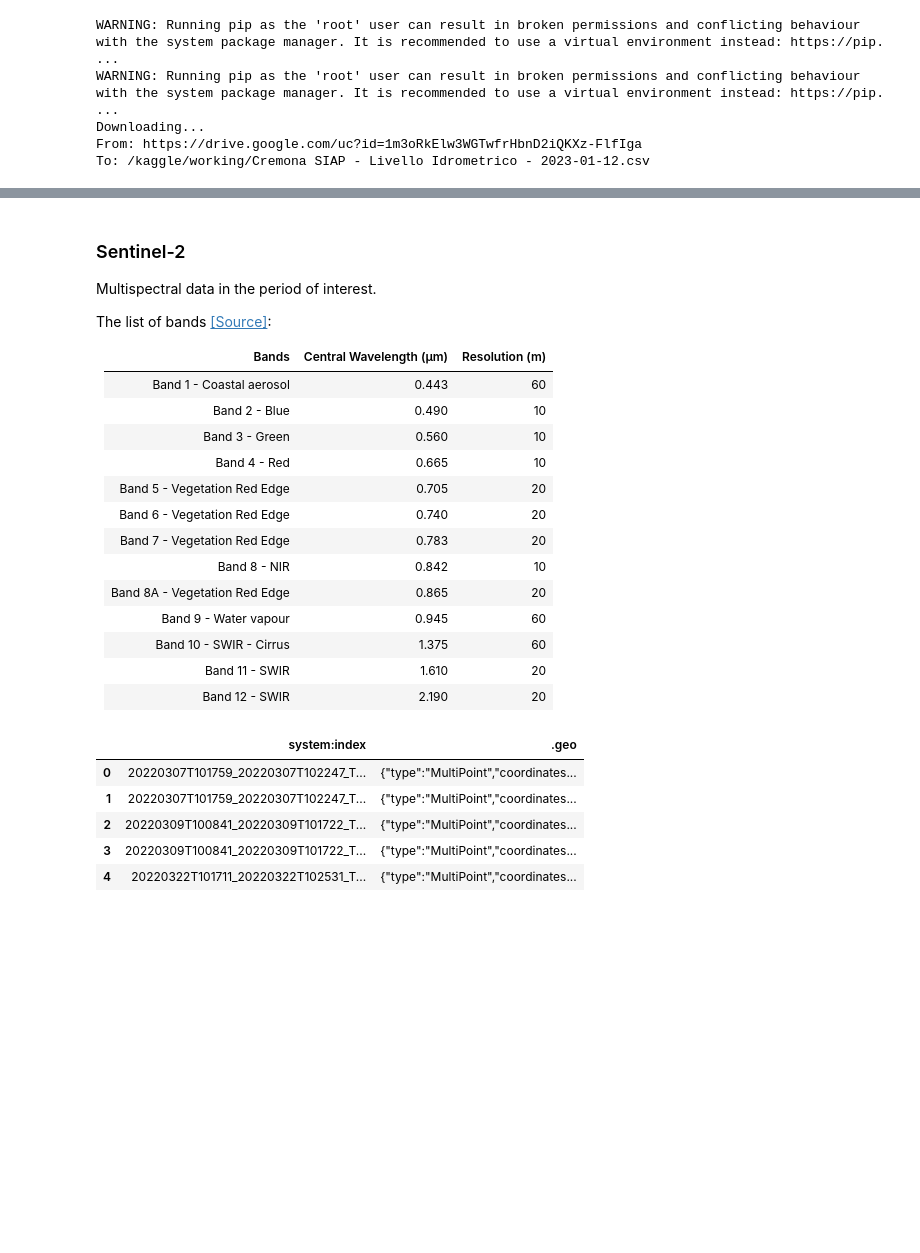
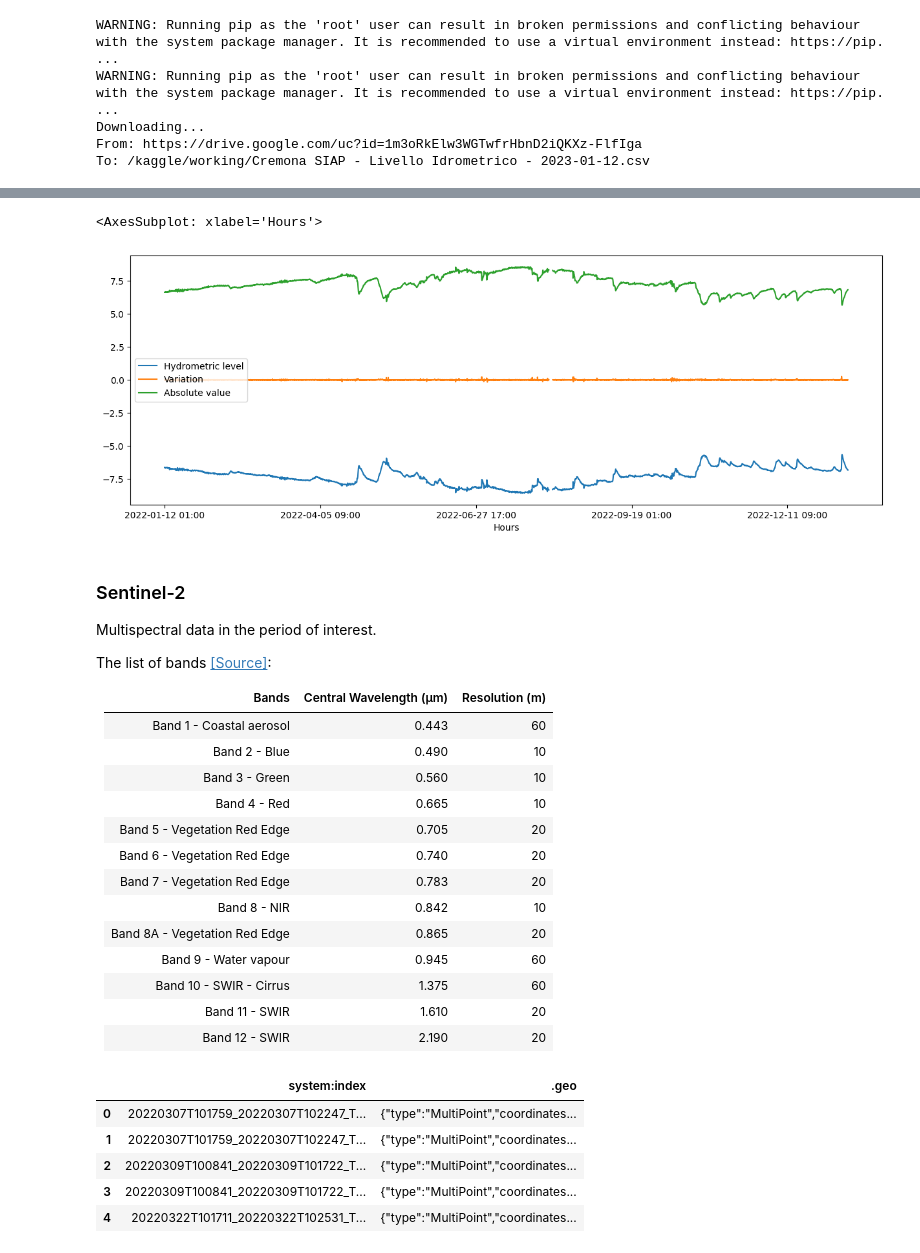
Before and after one commit to angyaloliver/bip-ml4eo, a Jupyter notebook: bip-ml4eo.ipynb, the cells around one changed output, grey strips where cells are left out. Saved outputs shown, nothing was run; the diff lists cells and outputs as text; code cells hidden in the pictures; blank space fills up the shorter version.

```diff
--- a/bip-ml4eo.ipynb
+++ b/bip-ml4eo.ipynb
@@ -46,0 +62,6 @@ ancilliary_df.head()
+# %%
+ancillary_df["Hydrometric level"] = ancillary_df["Hydrometric level"].replace(
+    "", np.nan
+)
+ancillary_df.loc[ancillary_df["Hydrometric level"] == "-", "Hydrometric level"] = np.nan
+ancillary_df["Hydrometric level"] = ancillary_df["Hydrometric level"].astype(float)
@@ -46,0 +75,3 @@ ancilliary_df.head()
+# %%
+ancillary_df.loc[ancillary_df["Variation"] == "-", "Variation"] = np.nan
+ancillary_df["Variation"] = ancillary_df["Variation"].astype(float)
@@ -47,3 +87,8 @@ ancilliary_df.head()
+# %%
+ancillary_df.set_index("Hours").plot(figsize=(15, 5))
+# %% [output]
+<AxesSubplot: xlabel='Hours'>
+[figure, added]
 # %% [markdown]
 ### Sentinel-2
 
@@ -51,20 +96,20 @@ Multispectral data in the period of interest.
 
 The list of bands [[Source]](https://hatarilabs.com/ih-en/how-many-spectral-bands-have-the-sentinel-2-images):
 
-| Bands | Central Wavelength (µm) | Resolution (m) |
-| ----- | ----------------------- | -------------- |
-| Band 1 - Coastal aerosol | 0.443 | 60 |
-| Band 2 - Blue | 0.490 | 10 |
-| Band 3 - Green | 0.560 | 10 |
-| Band 4 - Red | 0.665 | 10 |
-| Band 5 - Vegetation Red Edge | 0.705 | 20 |
-| Band 6 - Vegetation Red Edge | 0.740 | 20 |
-| Band 7 - Vegetation Red Edge | 0.783 | 20 |
-| Band 8 - NIR | 0.842 | 10 |
-| Band 8A - Vegetation Red Edge | 0.865 | 20 |
-| Band 9 - Water vapour | 0.945 | 60 |
-| Band 10 - SWIR - Cirrus | 1.375 | 60 |
-| Band 11 - SWIR | 1.610 | 20 |
-| Band 12 - SWIR | 2.190 | 20 |
+| Bands                         | Central Wavelength (µm) | Resolution (m) |
+| ----------------------------- | ----------------------- | -------------- |
+| Band 1 - Coastal aerosol      | 0.443                   | 60             |
+| Band 2 - Blue                 | 0.490                   | 10             |
+| Band 3 - Green                | 0.560                   | 10             |
+| Band 4 - Red                  | 0.665                   | 10             |
+| Band 5 - Vegetation Red Edge  | 0.705                   | 20             |
+| Band 6 - Vegetation Red Edge  | 0.740                   | 20             |
+| Band 7 - Vegetation Red Edge  | 0.783                   | 20             |
+| Band 8 - NIR                  | 0.842                   | 10             |
+| Band 8A - Vegetation Red Edge | 0.865                   | 20             |
+| Band 9 - Water vapour         | 0.945                   | 60             |
+| Band 10 - SWIR - Cirrus       | 1.375                   | 60             |
+| Band 11 - SWIR                | 1.610                   | 20             |
+| Band 12 - SWIR                | 2.190                   | 20             |
 # %%
 # meta info seems to be useless
```
Also changed, not shown: parts of 9 cells of this notebook.
